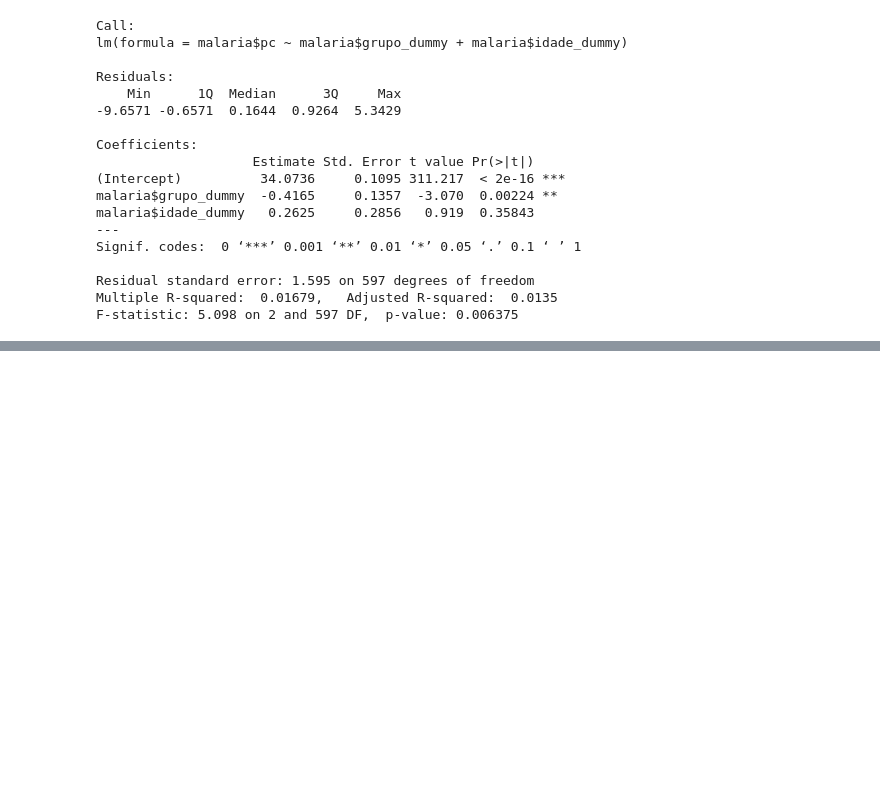
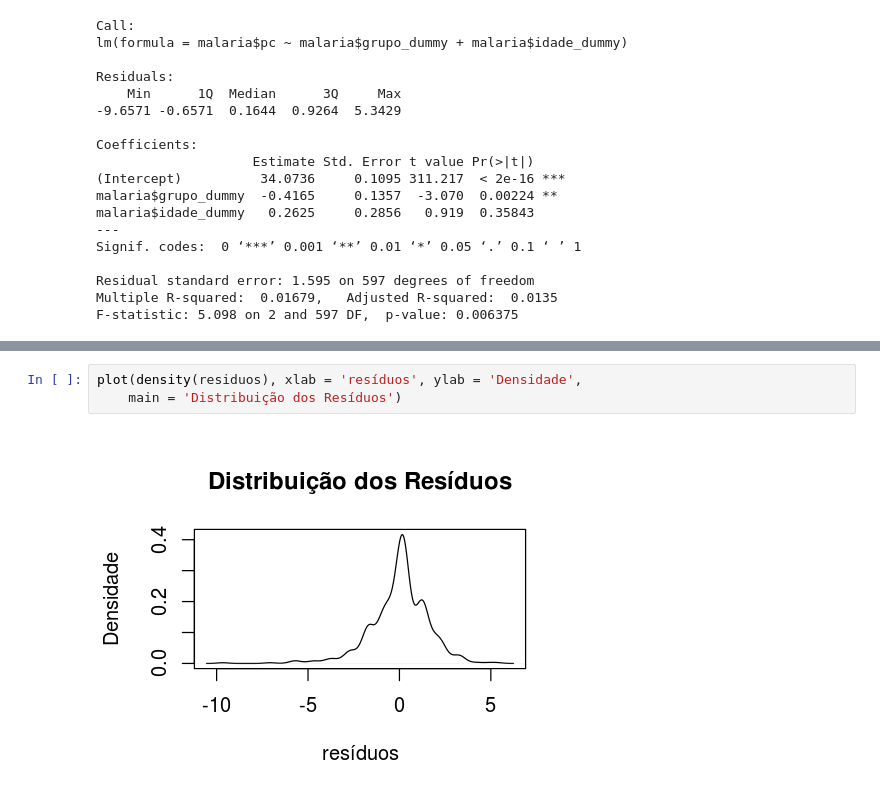
Before and after one commit to SCloves/Lista_3_Descritiva, a Jupyter notebook: Rascunhos.ipynb, the cells around one changed output, grey strips where cells are left out. Cells and saved outputs as stored; diff of their text form; blank space fills up the shorter version.

```diff
--- a/Rascunhos.ipynb
+++ b/Rascunhos.ipynb
@@ -245,0 +208,5 @@ F-statistic: 5.098 on 2 and 597 DF,  p-value: 0.006375
+# %%
+plot(density(residuos), xlab = 'resíduos', ylab = 'Densidade',
+    main = 'Distribuição dos Resíduos')
+# %% [output]
+[figure, added]
```
Also changed, not shown: parts of 40 cells of this notebook.
